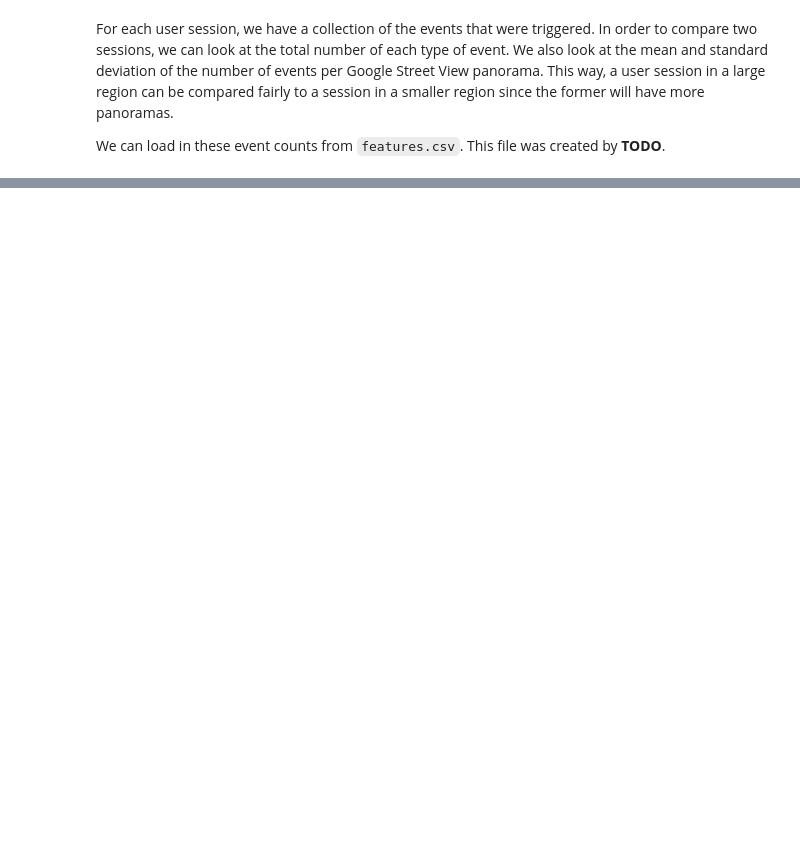
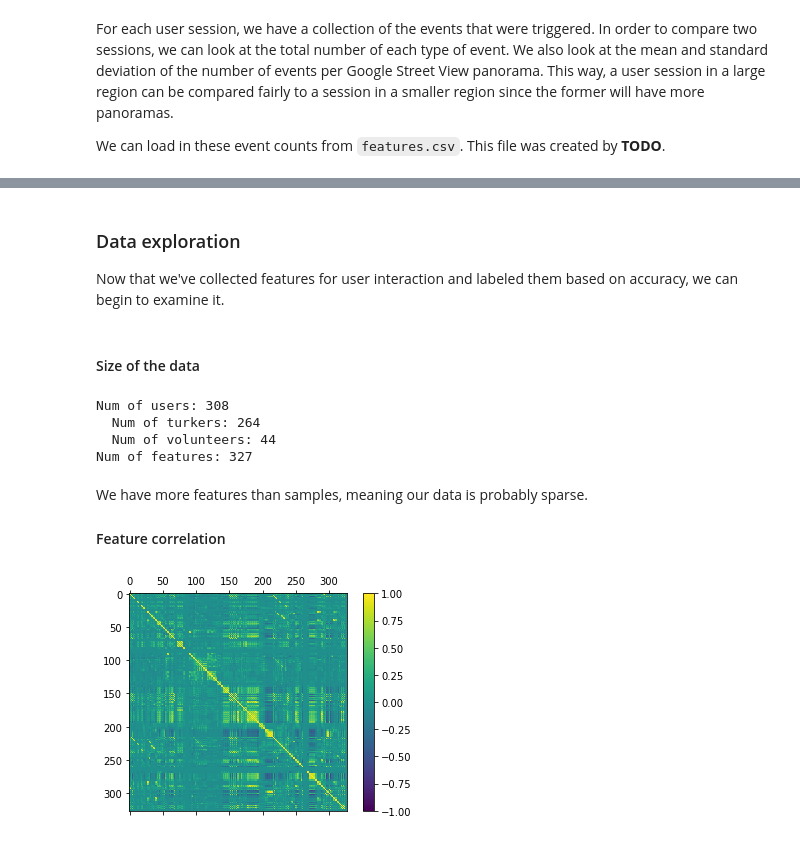
Before and after one commit to johannkm/cmsc499A, a Jupyter notebook: Report.ipynb, the cells around one changed output, grey strips where cells are left out. Saved outputs shown, nothing was run; the diff lists cells and outputs as text; code cells hidden in the pictures; blank space fills up the shorter version.

Commit message:
pca and corr plots

```diff
--- a/Report.ipynb
+++ b/Report.ipynb
@@ -104,0 +110,38 @@ labels.sample(n=5)
+# %% [markdown]
+### Data exploration
+Now that we've collected features for user interaction and labeled them based on accuracy, we can begin to examine it.
+# %%
+from sklearn import preprocessing
+
+data = pd.read_csv('data/final/interaction-comb.csv')
+
+label_cols = data.columns[8:13].tolist()
+feature_cols = data.columns[13:].tolist()
+# %% [markdown]
+#### Size of the data
+# %%
+print('Num of users:', len(data[['condition_id', 'worker_id']].drop_duplicates()))
+print('  Num of turkers:', len(data[data.type == 'turker'][['condition_id', 'worker_id']].drop_duplicates()))
+print('  Num of volunteers:', len(data[data.type == 'volunteer'][['condition_id', 'worker_id']].drop_duplicates()))
+print('Num of features:', len(feature_cols))
+# %% [output]
+Num of users: 308
+  Num of turkers: 264
+  Num of volunteers: 44
+Num of features: 327
+# %% [markdown]
+We have more features than samples, meaning our data is probably sparse.
+
+#### Feature correlation
+# %%
+features = data[data.granularity == 'street'][feature_cols]
+features = pd.DataFrame(preprocessing.scale(features))
+
+correlations = features.corr().fillna(0)
+fig = plt.figure()
+ax = fig.add_subplot(111)
+cax = ax.matshow(correlations, vmin=-1, vmax=1)
+fig.colorbar(cax)
+plt.show()
+# %% [output]
+[figure, added]
```
Also changed, not shown: parts of 17 cells of this notebook.
